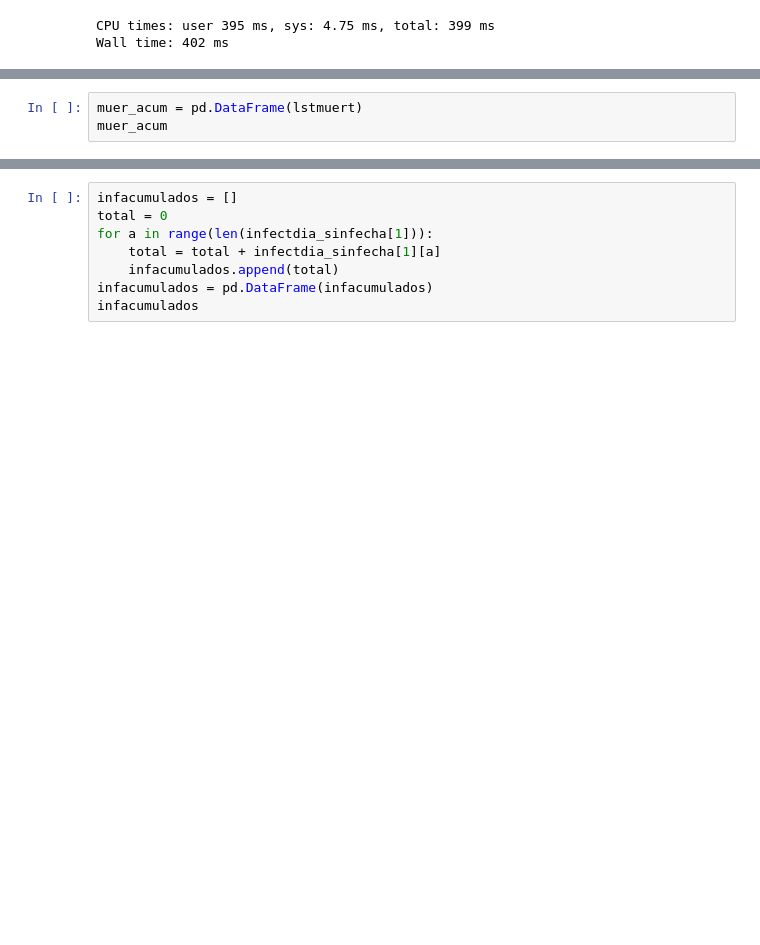
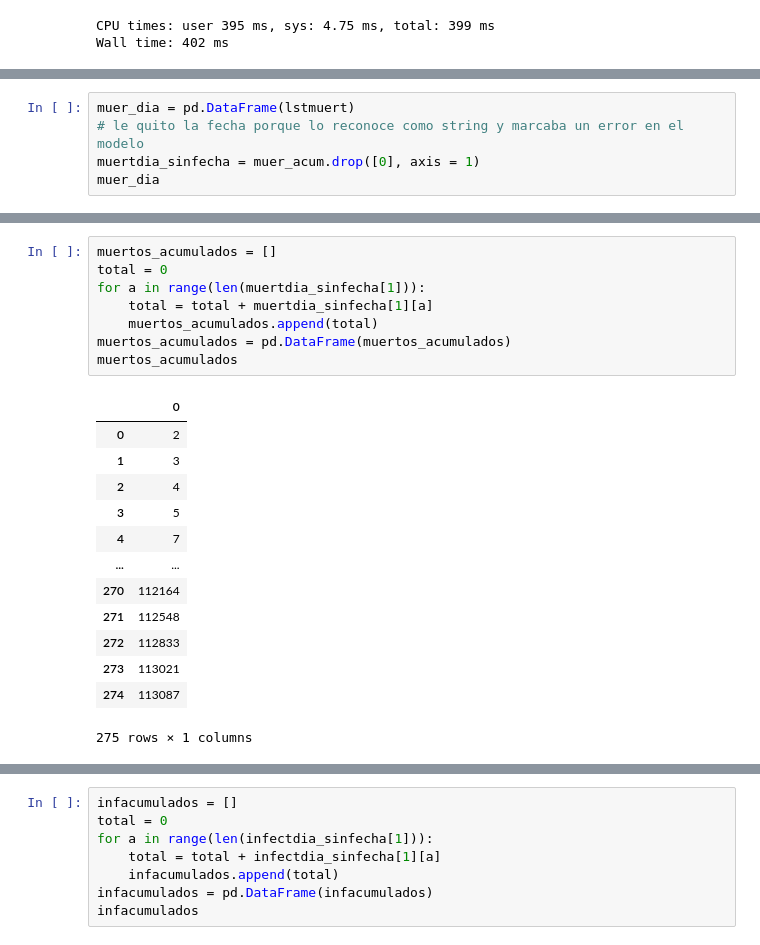
Before and after one commit to 8kta/proyecto2ML, a Jupyter notebook: Mexico.ipynb, the cells around one changed output, grey strips where cells are left out. Drawn from its saved outputs; the diff is of its cells as text; blank space fills up the shorter version.

```diff
--- a/Mexico.ipynb
+++ b/Mexico.ipynb
@@ -225,3 +236,0 @@ Wall time: 402 ms
-# %%
-muer_acum = pd.DataFrame(lstmuert)
-muer_acum
@@ -241,0 +237,5 @@ muer_acum
+# %%
+muer_dia = pd.DataFrame(lstmuert)
+# le quito la fecha porque lo reconoce como string y marcaba un error en el modelo
+muertdia_sinfecha = muer_acum.drop([0], axis = 1)
+muer_dia
@@ -242 +256,23 @@ muer_acum
+# %%
+muertos_acumulados = []
+total = 0
+for a in range(len(muertdia_sinfecha[1])):
+    total = total + muertdia_sinfecha[1][a]
+    muertos_acumulados.append(total)
+muertos_acumulados = pd.DataFrame(muertos_acumulados)
+muertos_acumulados
+# %% [output]
+|  | 0 |
+| 0 | 2 |
+| 1 | 3 |
+| 2 | 4 |
+| 3 | 5 |
+| 4 | 7 |
+| ... | ... |
+| 270 | 112164 |
+| 271 | 112548 |
+| 272 | 112833 |
+| 273 | 113021 |
+| 274 | 113087 |
+275 rows × 1 columns
 # %% [markdown]
```
Also changed, not shown: parts of 18 cells of this notebook, 1 other file.
